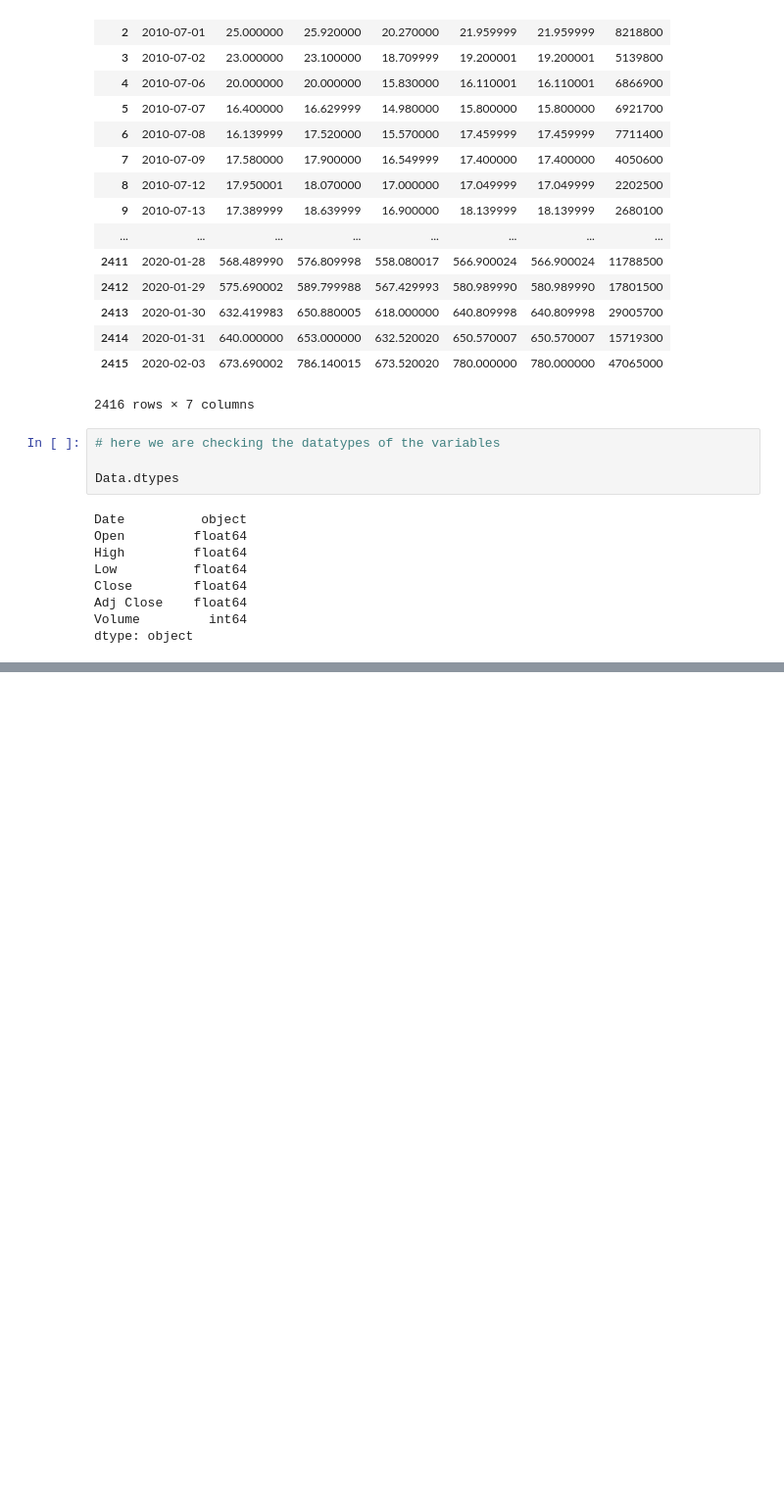
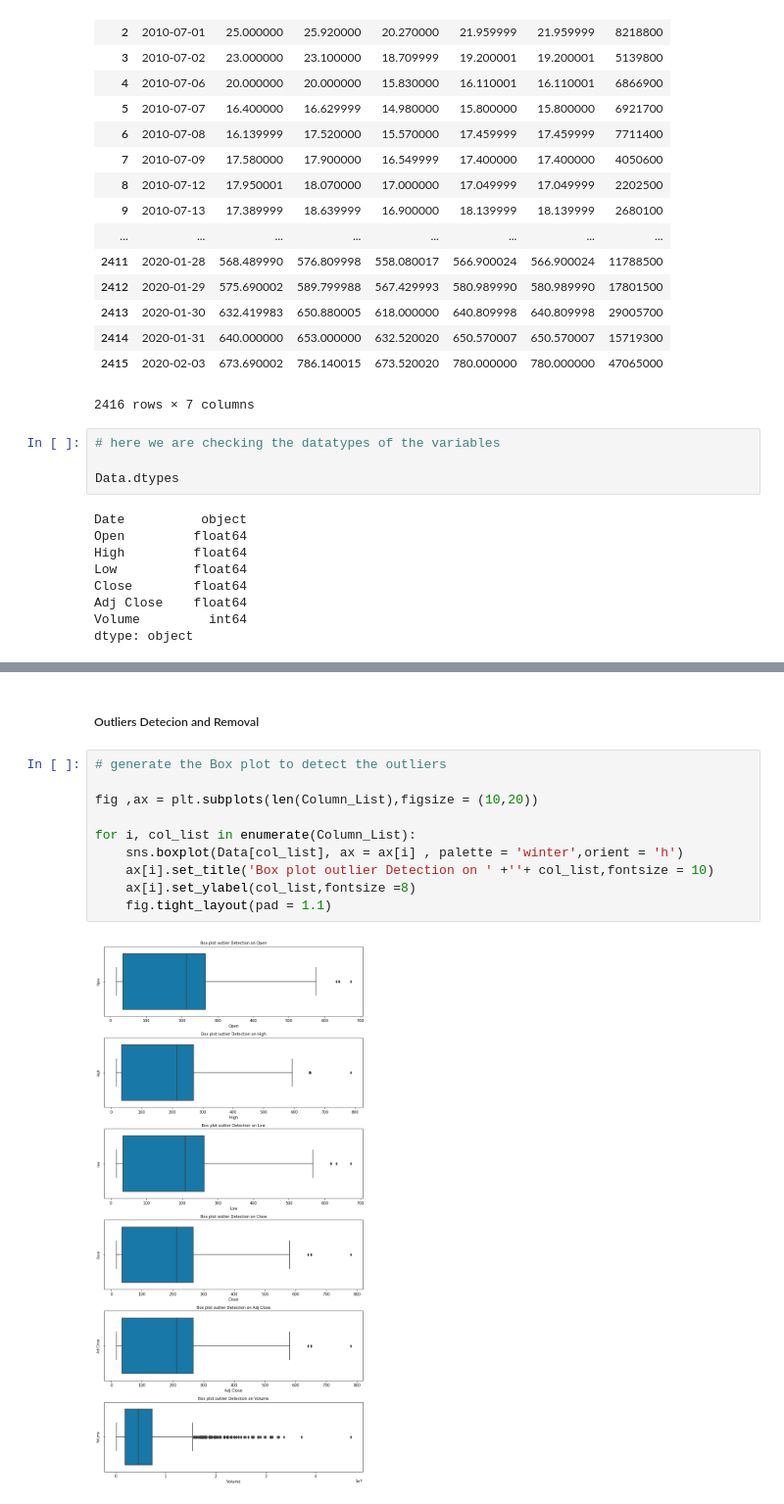
Before and after one commit to abpandey4/Tesla-Stock-Exploratory-Data-Analysis, a Jupyter notebook: Data Analysis on Tesla Stock Data 2010 - 2020.ipynb, the cells around one changed output, grey strips where cells are left out. Shown at 98% size. Saved outputs shown, nothing was run; the diff lists cells and outputs as text; blank space fills up the shorter version.

```diff
--- a/Data Analysis on Tesla Stock Data 2010 - 2020.ipynb
+++ b/Data Analysis on Tesla Stock Data 2010 - 2020.ipynb
@@ -53,0 +157,14 @@ dtype: object
+# %% [markdown]
+##### Outliers Detecion and Removal
+# %%
+# generate the Box plot to detect the outliers
+
+fig ,ax = plt.subplots(len(Column_List),figsize = (10,20))
+
+for i, col_list in enumerate(Column_List):
+    sns.boxplot(Data[col_list], ax = ax[i] , palette = 'winter',orient = 'h')
+    ax[i].set_title('Box plot outlier Detection on ' +''+ col_list,fontsize = 10)
+    ax[i].set_ylabel(col_list,fontsize =8)
+    fig.tight_layout(pad = 1.1)
+# %% [output]
+[figure, added]
```
Also changed, not shown: parts of 13 cells of this notebook.
